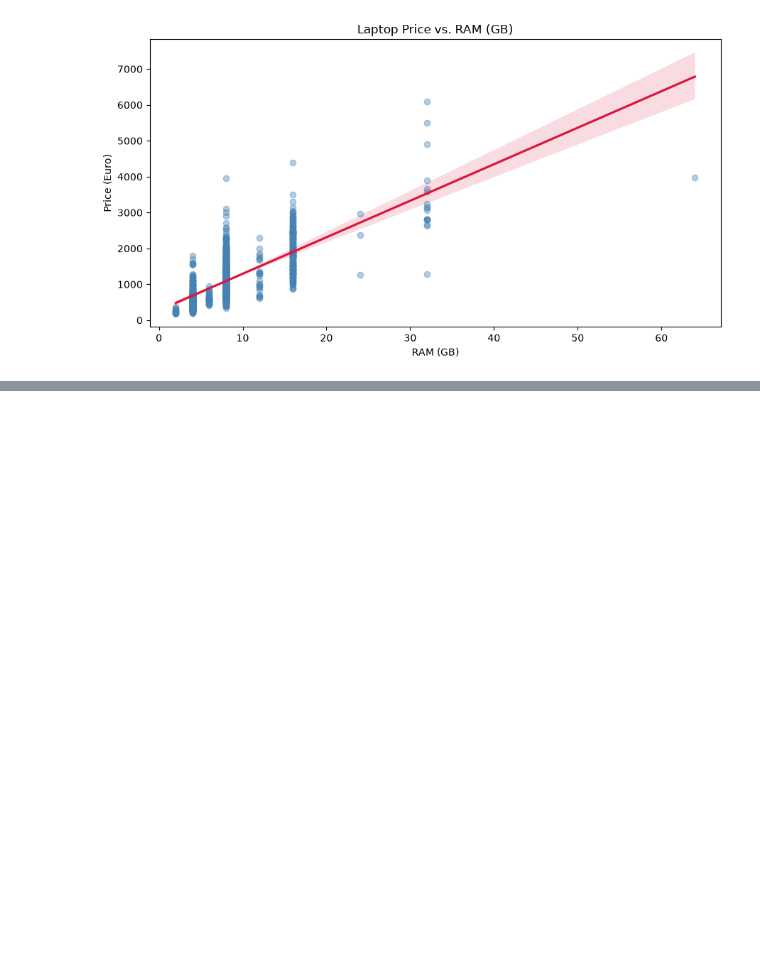
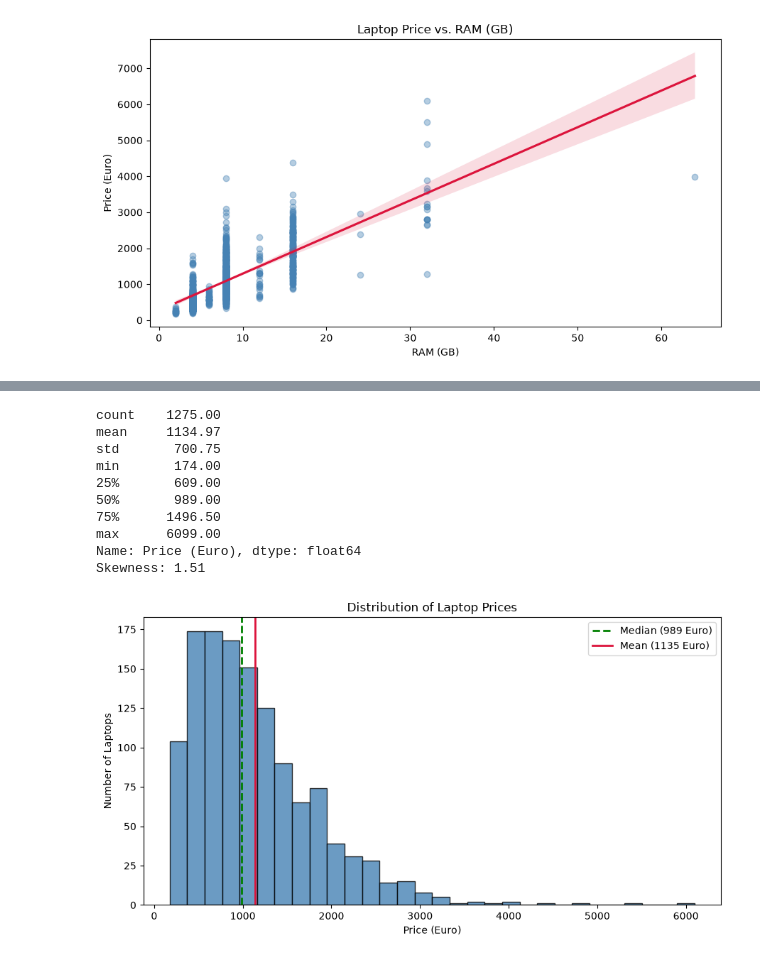
Before and after one commit to noyNosrati/MiniProject_python_1, a Jupyter notebook: Q2_laptop_analysis.ipynb, the cells around one changed output, grey strips where cells are left out. Saved outputs shown, nothing was run; the diff lists cells and outputs as text; code cells hidden in the pictures; blank space fills up the shorter version.

```diff
--- a/Q2_laptop_analysis.ipynb
+++ b/Q2_laptop_analysis.ipynb
@@ -291,0 +382,44 @@ Spearman correlation: 0.764
+# %%
+# C3. Investigating the distribution of laptop prices
+
+# Compute summary stats (count, mean, std, min, quartiles, max) rounded to 2 decimals
+price_stats = df["Price (Euro)"].describe().round(2)
+print(price_stats)
+
+# Check if prices are symmetric (0 = balanced, > 0 = long tail of high values, < 0 = long tail of low values)
+print(f"Skewness: {df['Price (Euro)'].skew():.2f}")  # Format to 2 decimal places
+
+# Create the histogram plot
+fig, ax = plt.subplots(figsize=(9, 5))
+
+# Group prices into 30 equal bins with black borders and slight transparency (alpha=0.8)
+ax.hist(df["Price (Euro)"], bins=30, color="steelblue", edgecolor="black", alpha=0.8)
+
+# Calculate mean and median so I can mark them on the histogram
+mean_p = df["Price (Euro)"].mean()
+median_p = df["Price (Euro)"].median()
+
+# Draw vertical lines: dashed green for median, solid red for mean (rounded to whole Euros with :.0f)
+ax.axvline(median_p, color="green", linestyle="--", linewidth=2, label=f"Median ({median_p:.0f} Euro)")
+ax.axvline(mean_p, color="crimson", linestyle="-", linewidth=2, label=f"Mean ({mean_p:.0f} Euro)")
+
+ax.set_title("Distribution of Laptop Prices")
+ax.set_xlabel("Price (Euro)")
+ax.set_ylabel("Number of Laptops")
+ax.legend()  # Show the legend box for the mean and median lines
+
+plt.tight_layout()  # Adjust spacing so labels do not get cut off
+plt.savefig("figures/q2_price_distribution.png", dpi=150)  # Save image for submission
+plt.show()
+# %% [output]
+count    1275.00
+mean     1134.97
+std       700.75
+min       174.00
+25%       609.00
+50%       989.00
+75%      1496.50
+max      6099.00
+Name: Price (Euro), dtype: float64
+Skewness: 1.51
+[figure, added]
```
Also changed, not shown: parts of 4 cells of this notebook, 3 other files.
